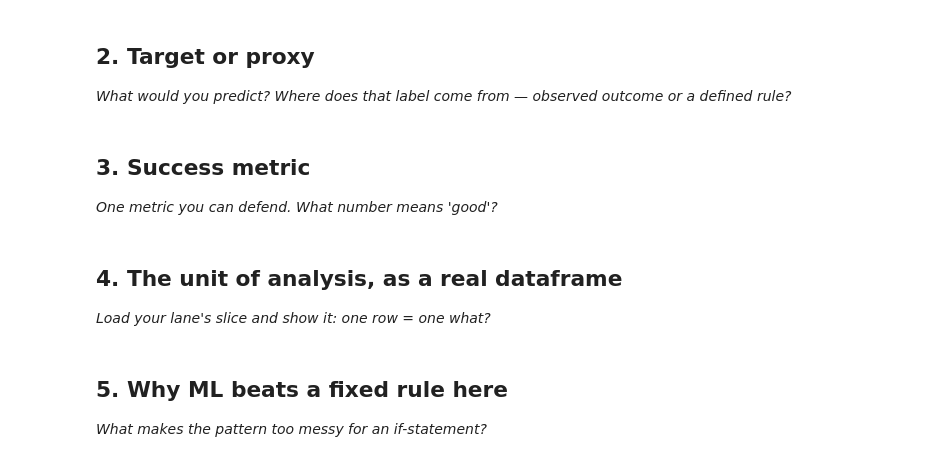
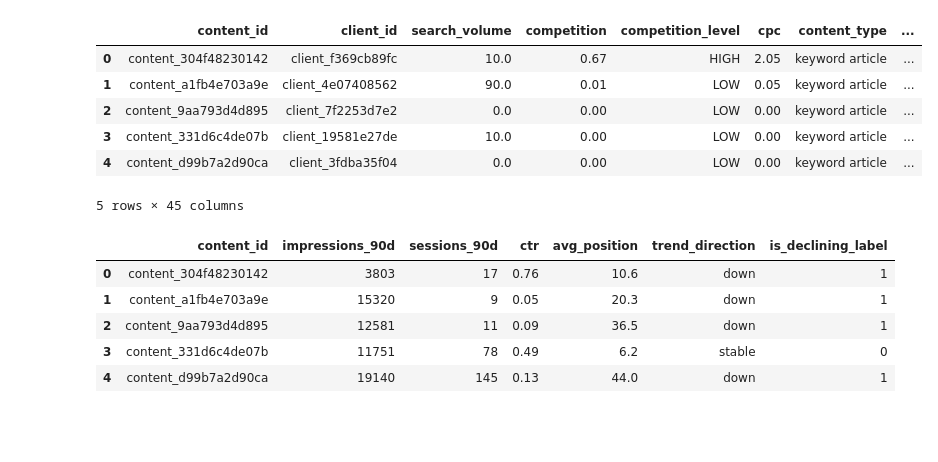
Before and after one commit to SajidurCodes/flyrank-ml-starter, a Jupyter notebook: work/notebooks/w02_ml_task_framing.ipynb, the cells around one changed output. Drawn from its saved outputs; the diff is of its cells as text; code cells hidden in the pictures; blank space fills up the shorter version.

```diff
--- a/work/notebooks/w02_ml_task_framing.ipynb
+++ b/work/notebooks/w02_ml_task_framing.ipynb
@@ -12,0 +34,10 @@ This skeleton is yours to fill. Work the sections **in order** — each one has
+# %%
+import pandas as pd
+
+df = pd.read_csv("content_refresh_anonymized.csv")
+
+df["is_declining_label"] = (
+    df["trend_direction"] == "down"
+).astype(int)
+
+df[["trend_direction", "is_declining_label"]].head(10)
@@ -13,7 +80,13 @@ This skeleton is yours to fill. Work the sections **in order** — each one has
 # %%
 # This cell is for CODE (numbers, a query, a check).
 # Write your text answer in the cell ABOVE this one — typing sentences here breaks Run All.
+
+df.head()
+# %% [output]
+|  | content_id | client_id | search_volume | competition | competition_level | cpc | content_type | ... |
+| 0 | content_304f48230142 | client_f369cb89fc | 10.0 | 0.67 | HIGH | 2.05 | keyword article | ... |
+| 1 | content_a1fb4e703a9e | client_4e07408562 | 90.0 | 0.01 | LOW | 0.05 | keyword article | ... |
+| 2 | content_9aa793d4d895 | client_7f2253d7e2 | 0.0 | 0.00 | LOW | 0.00 | keyword article | ... |
+| 3 | content_331d6c4de07b | client_19581e27de | 10.0 | 0.00 | LOW | 0.00 | keyword article | ... |
+| 4 | content_d99b7a2d90ca | client_3fdba35f04 | 0.0 | 0.00 | LOW | 0.00 | keyword article | ... |
+5 rows × 45 columns
-# %% [markdown]
-## 2. Target or proxy
-
-*What would you predict? Where does that label come from — observed outcome or a defined rule?*
@@ -23,4 +92,0 @@ This skeleton is yours to fill. Work the sections **in order** — each one has
-# %% [markdown]
-## 3. Success metric
-
-*One metric you can defend. What number means 'good'?*
@@ -30,4 +92,0 @@ This skeleton is yours to fill. Work the sections **in order** — each one has
-# %% [markdown]
-## 4. The unit of analysis, as a real dataframe
-
-*Load your lane's slice and show it: one row = one what?*
@@ -37,4 +92,0 @@ This skeleton is yours to fill. Work the sections **in order** — each one has
-# %% [markdown]
-## 5. Why ML beats a fixed rule here
-
-*What makes the pattern too messy for an if-statement?*
@@ -43,0 +93,19 @@ This skeleton is yours to fill. Work the sections **in order** — each one has
+# %%
+df[
+    [
+        "content_id",
+        "impressions_90d",
+        "sessions_90d",
+        "ctr",
+        "avg_position",
+        "trend_direction",
+        "is_declining_label",
+    ]
+].head()
+# %% [output]
+|  | content_id | impressions_90d | sessions_90d | ctr | avg_position | trend_direction | is_declining_label |
+| 0 | content_304f48230142 | 3803 | 17 | 0.76 | 10.6 | down | 1 |
+| 1 | content_a1fb4e703a9e | 15320 | 9 | 0.05 | 20.3 | down | 1 |
+| 2 | content_9aa793d4d895 | 12581 | 11 | 0.09 | 36.5 | down | 1 |
+| 3 | content_331d6c4de07b | 11751 | 78 | 0.49 | 6.2 | stable | 0 |
+| 4 | content_d99b7a2d90ca | 19140 | 145 | 0.13 | 44.0 | down | 1 |
```
Also changed, not shown: parts of 12 cells of this notebook.
